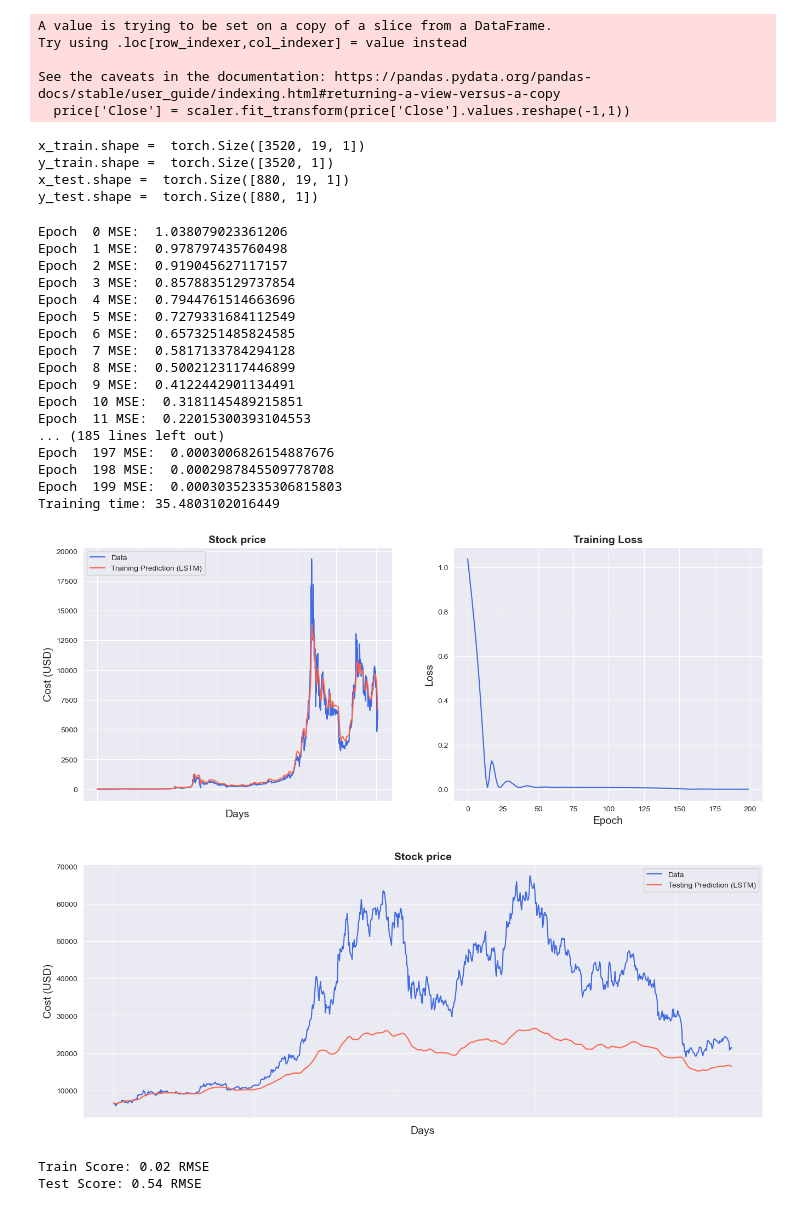
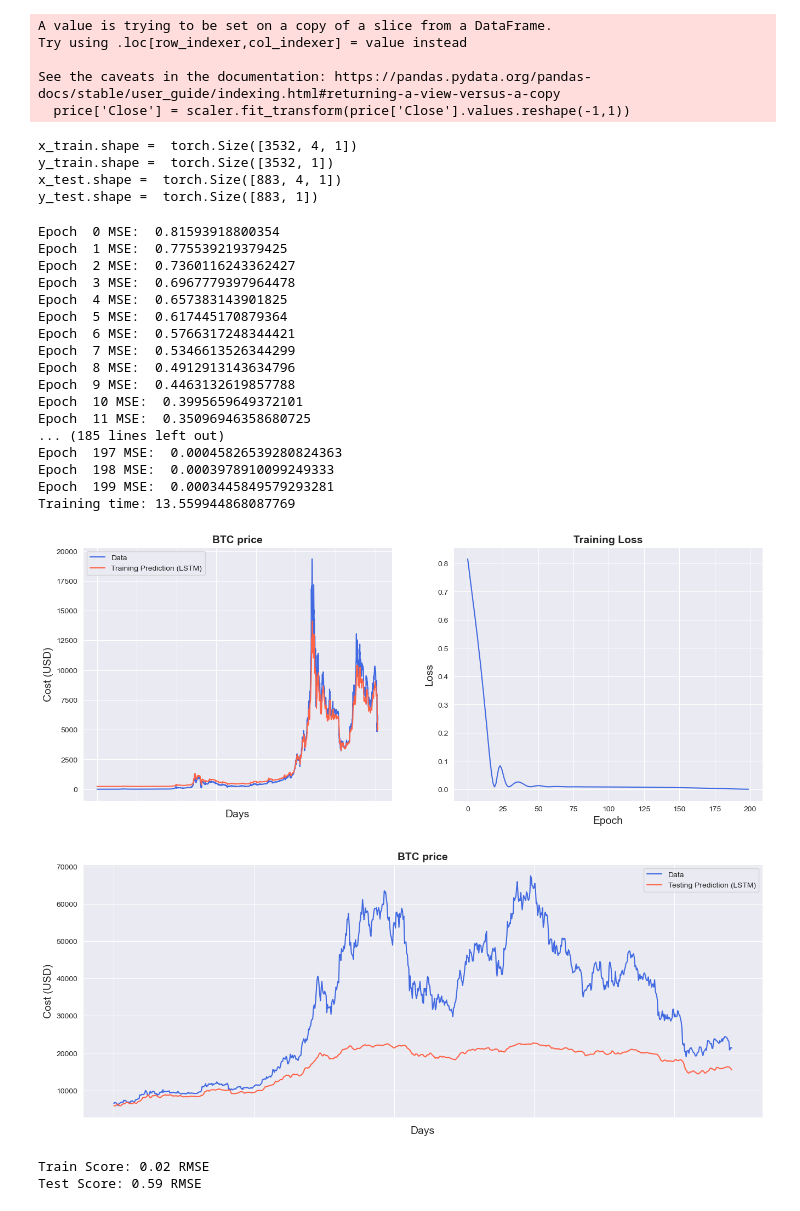
Before and after one commit to ethanchang34/crypto-forecast, a Jupyter notebook: models/rnn-forecast.ipynb, the cells around one changed output. Cells and saved outputs as stored; diff of their text form; code cells hidden in the pictures.

```diff
--- a/models/rnn-forecast.ipynb
+++ b/models/rnn-forecast.ipynb
@@ -79,7 +79,7 @@ def split_data(stock, lookback):
     return [x_train, y_train, x_test, y_test]
 # %%
 # process the raw data
-lookback = 20 # choose sequence length
+lookback = 5 # choose sequence length
 ### START CODE HERE (~1 line) ####
 x_train, y_train, x_test, y_test = split_data(price, lookback)
 ### END CODE HERE ####
@@ -88,17 +88,17 @@ print('y_train.shape = ',y_train.shape)
 print('x_test.shape = ',x_test.shape)
 print('y_test.shape = ',y_test.shape)
 # %% [output]
-x_train.shape =  torch.Size([3520, 19, 1])
-y_train.shape =  torch.Size([3520, 1])
-x_test.shape =  torch.Size([880, 19, 1])
-y_test.shape =  torch.Size([880, 1])
+x_train.shape =  torch.Size([3532, 4, 1])
+y_train.shape =  torch.Size([3532, 1])
+x_test.shape =  torch.Size([883, 4, 1])
+y_test.shape =  torch.Size([883, 1])
 # %%
 # hyper-parameters
 device = torch.device('cuda' if torch.cuda.is_available() else 'cpu')
 
 input_dim = 1
 hidden_dim = 64
-num_layers = 2
+num_layers = 3
 output_dim = 1
 num_epochs = 200
 learning_rate = 0.001
@@ -146,50 +146,50 @@ for t in range(num_epochs):
 training_time = time.time()-start_time
 print("Training time: {}".format(training_time))
 # %% [output]
-Epoch  0 MSE:  1.038079023361206
-Epoch  1 MSE:  0.978797435760498
-Epoch  2 MSE:  0.919045627117157
-Epoch  3 MSE:  0.8578835129737854
-Epoch  4 MSE:  0.7944761514663696
-Epoch  5 MSE:  0.7279331684112549
-Epoch  6 MSE:  0.6573251485824585
-Epoch  7 MSE:  0.5817133784294128
-Epoch  8 MSE:  0.5002123117446899
-Epoch  9 MSE:  0.4122442901134491
-Epoch  10 MSE:  0.3181145489215851
-Epoch  11 MSE:  0.22015300393104553
+Epoch  0 MSE:  0.81593918800354
+Epoch  1 MSE:  0.775539219379425
+Epoch  2 MSE:  0.7360116243362427
+Epoch  3 MSE:  0.6967779397964478
+Epoch  4 MSE:  0.657383143901825
+Epoch  5 MSE:  0.617445170879364
+Epoch  6 MSE:  0.5766317248344421
+Epoch  7 MSE:  0.5346613526344299
+Epoch  8 MSE:  0.4912913143634796
+Epoch  9 MSE:  0.4463132619857788
+Epoch  10 MSE:  0.3995659649372101
+Epoch  11 MSE:  0.35096946358680725
 ... (185 lines left out)
-Epoch  197 MSE:  0.0003006826154887676
-Epoch  198 MSE:  0.0002987845509778708
-Epoch  199 MSE:  0.00030352335306815803
-Training time: 35.4803102016449
+Epoch  197 MSE:  0.00045826539280824363
+Epoch  198 MSE:  0.0003978910099249333
+Epoch  199 MSE:  0.0003445849579293281
+Training time: 13.559944868087769
 # %%
 predict = pd.DataFrame(scaler.inverse_transform(y_train_pred.detach().cpu().numpy()))
 original = pd.DataFrame(scaler.inverse_transform(y_train.detach().cpu().numpy()))
 
 sns.set_style("darkgrid")
 
 fig = plt.figure()
 fig.subplots_adjust(hspace=0.2, wspace=0.2)
 
 plt.subplot(1, 2, 1)
 ax = sns.lineplot(x = original.index, y = original[0], label="Data", color='royalblue')
 ax = sns.lineplot(x = predict.index, y = predict[0], label="Training Prediction (LSTM)", color='tomato')
-ax.set_title('Stock price', size = 14, fontweight='bold')
+ax.set_title('BTC price', size = 14, fontweight='bold')
 ax.set_xlabel("Days", size = 14)
 ax.set_ylabel("Cost (USD)", size = 14)
 ax.set_xticklabels('', size=10)
 
 
 plt.subplot(1, 2, 2)
 ax = sns.lineplot(data=hist, color='royalblue')
 ax.set_xlabel("Epoch", size = 14)
 ax.set_ylabel("Loss", size = 14)
 ax.set_title("Training Loss", size = 14, fontweight='bold')
 fig.set_figheight(6)
 fig.set_figwidth(16)
 # %% [output]
-[figure, old version]
+[figure, new version]
 # %%
 # make predictions
 with torch.no_grad():
@@ -207,7 +207,7 @@ fig.subplots_adjust(hspace=0.2, wspace=0.2)
 plt.subplot(1, 1, 1)
 ax = sns.lineplot(x = original_test.index, y = original_test[0], label="Data", color='royalblue')
 ax = sns.lineplot(x = predict_test.index, y = predict_test[0], label="Testing Prediction (LSTM)", color='tomato')
-ax.set_title('Stock price', size = 14, fontweight='bold')
+ax.set_title('BTC price', size = 14, fontweight='bold')
 ax.set_xlabel("Days", size = 14)
 ax.set_ylabel("Cost (USD)", size = 14)
 ax.set_xticklabels('', size=10)
@@ -215,7 +215,7 @@ ax.set_xticklabels('', size=10)
 fig.set_figheight(6)
 fig.set_figwidth(16)
 # %% [output]
-[figure, old version]
+[figure, new version]
 # %%
 # calculate root mean squared error
 y_train2 = y_train.detach().cpu().numpy()
@@ -229,4 +229,4 @@ testScore = np.sqrt(metrics.mean_squared_error(y_test2[:,0], y_test_pred[:,0]))
 print('Test Score: %.2f RMSE' % (testScore))
 # %% [output]
 Train Score: 0.02 RMSE
-Test Score: 0.54 RMSE
+Test Score: 0.59 RMSE
```
